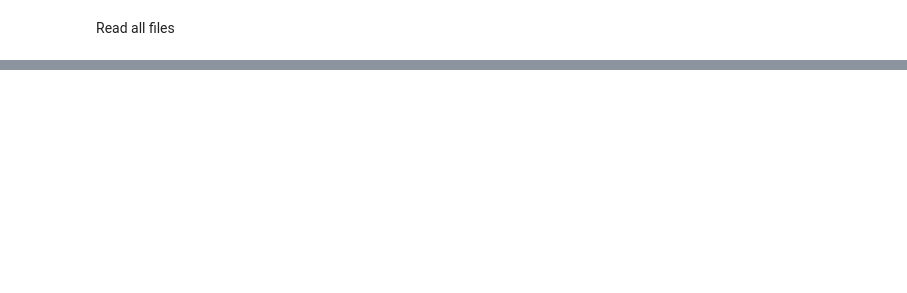
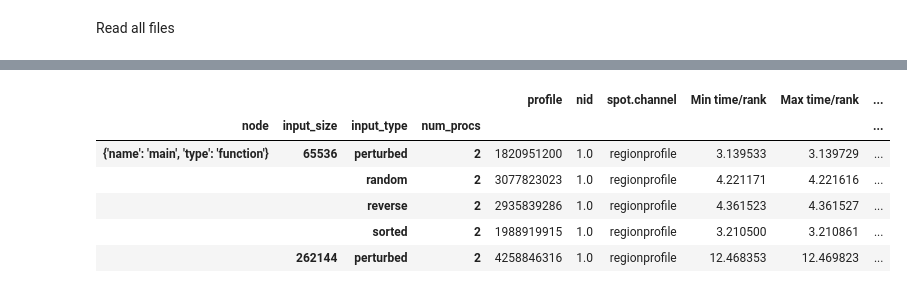
Before and after one commit to daaangdennis/CSCE435_Project_2024, a Jupyter notebook: Jupyter_Files/columnsort_analysis.ipynb, the cells around one changed output, grey strips where cells are left out. Cells and saved outputs as stored; diff of their text form; code cells hidden in the pictures; blank space fills up the shorter version.

Commit message:
added caliper files with graphs for column sort

```diff
--- a/Jupyter_Files/columnsort_analysis.ipynb
+++ b/Jupyter_Files/columnsort_analysis.ipynb
@@ -18,4 +15,4 @@ Warning: Roundtrip module could not be loaded. Requires jupyter notebook version
 Read all files
 # %%
 
-tk = th.Thicket.from_caliperreader(glob("../Cali_Files/column-random-p4-a16.cali"))
+tk = th.Thicket.from_caliperreader(glob("../Cali_Files/Column/*/*.cali"))
@@ -49,0 +69,15 @@ name User code    ◀  Only in left graph    ▶  Only in right graph
+# %%
+tk.metadata_column_to_perfdata("input_size")
+tk.metadata_column_to_perfdata("input_type")
+tk.metadata_column_to_perfdata("num_procs")
+tk.dataframe = tk.dataframe.reset_index().set_index(["node", "input_size", "input_type", "num_procs"]).sort_index()
+# %%
+tk.dataframe.head(5)
+# %% [output]
+|  |  |  |  | profile | nid | spot.channel | Min time/rank | Max time/rank | ... |
+| node | input_size | input_type | num_procs |  |  |  |  |  | ... |
+| {'name': 'main', 'type': 'function'} | 65536 | perturbed | 2 | 1820951200 | 1.0 | regionprofile | 3.139533 | 3.139729 | ... |
+|  |  | random | 2 | 3077823023 | 1.0 | regionprofile | 4.221171 | 4.221616 | ... |
+|  |  | reverse | 2 | 2935839286 | 1.0 | regionprofile | 4.361523 | 4.361527 | ... |
+|  |  | sorted | 2 | 1988919915 | 1.0 | regionprofile | 3.210500 | 3.210861 | ... |
+|  | 262144 | perturbed | 2 | 4258846316 | 1.0 | regionprofile | 12.468353 | 12.469823 | ... |
```
Also changed, not shown: parts of 8 cells of this notebook, 18 other files.
